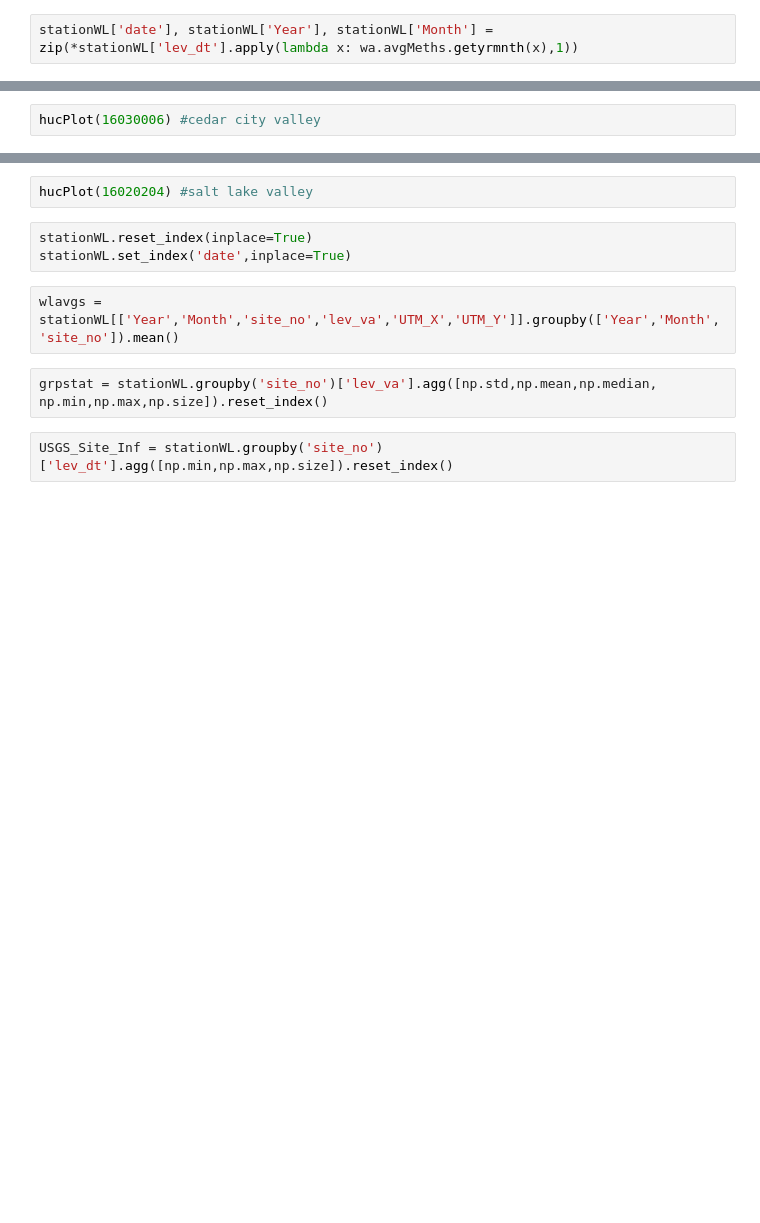
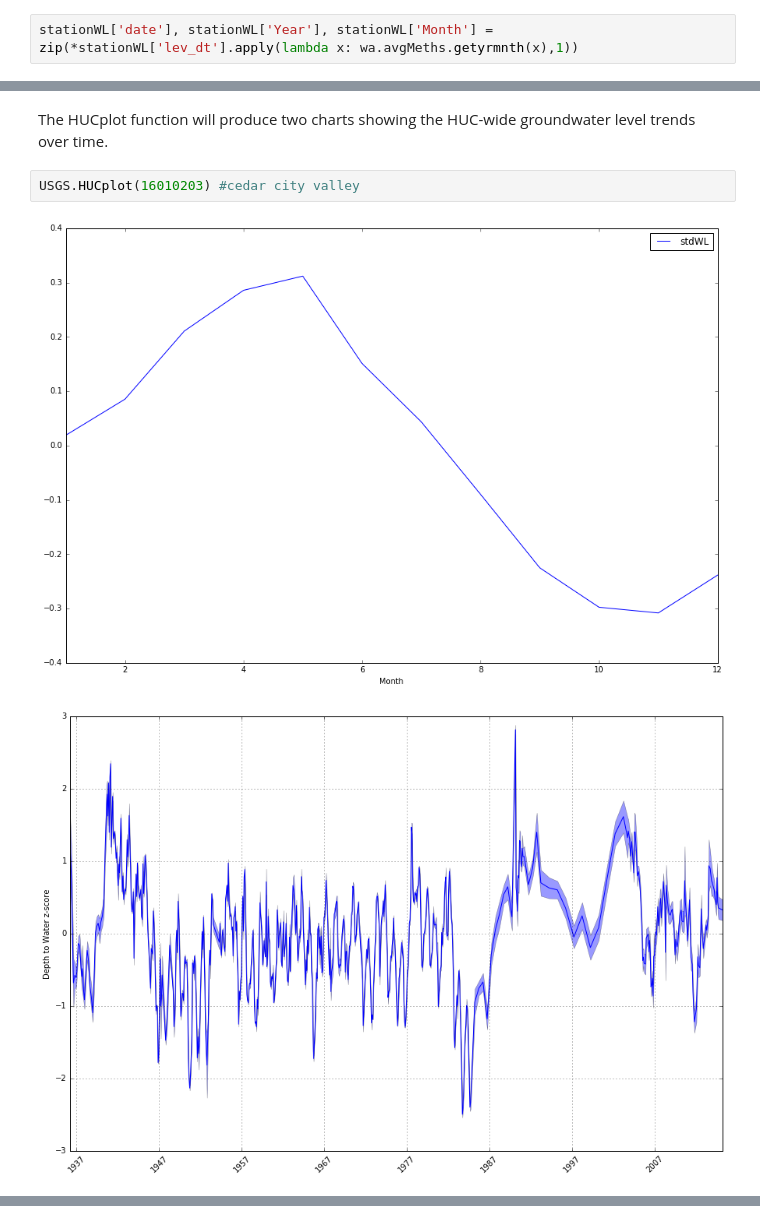
Before and after one commit to inkenbrandt/IPython, a Jupyter notebook: USGS_Interpolate.ipynb, the cells around one changed output, grey strips where cells are left out. Saved outputs shown, nothing was run; the diff lists cells and outputs as text; blank space fills up the shorter version.

```diff
--- a/USGS_Interpolate.ipynb
+++ b/USGS_Interpolate.ipynb
@@ -88,2 +128,7 @@ try using diff function to get average monthly changes over time
+# %% [markdown]
+The HUCplot function will produce two charts showing the HUC-wide groundwater level trends over time.
 # %%
-hucPlot(16030006) #cedar city valley
+USGS.HUCplot(16010203) #cedar city valley
+# %% [output]
+[figure, added]
+[figure, added]
@@ -90,11 +135,0 @@ hucPlot(16030006) #cedar city valley
-# %%
-hucPlot(16020204) #salt lake valley
-# %%
-stationWL.reset_index(inplace=True)
-stationWL.set_index('date',inplace=True)
-# %%
-wlavgs = stationWL[['Year','Month','site_no','lev_va','UTM_X','UTM_Y']].groupby(['Year','Month','site_no']).mean()
-# %%
-grpstat = stationWL.groupby('site_no')['lev_va'].agg([np.std,np.mean,np.median, np.min,np.max,np.size]).reset_index()
-# %%
-USGS_Site_Inf = stationWL.groupby('site_no')['lev_dt'].agg([np.min,np.max,np.size]).reset_index()
```
Also changed, not shown: parts of 69 cells of this notebook, 6 other files.
